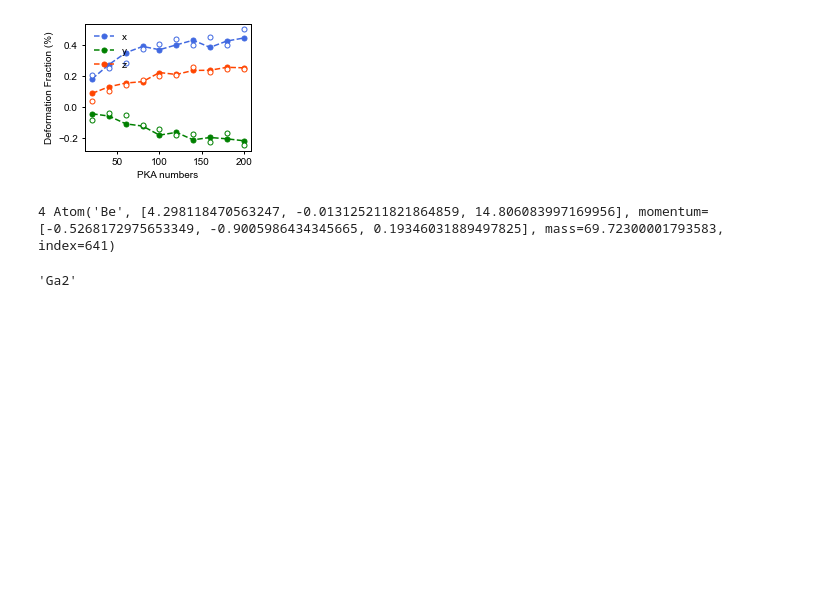
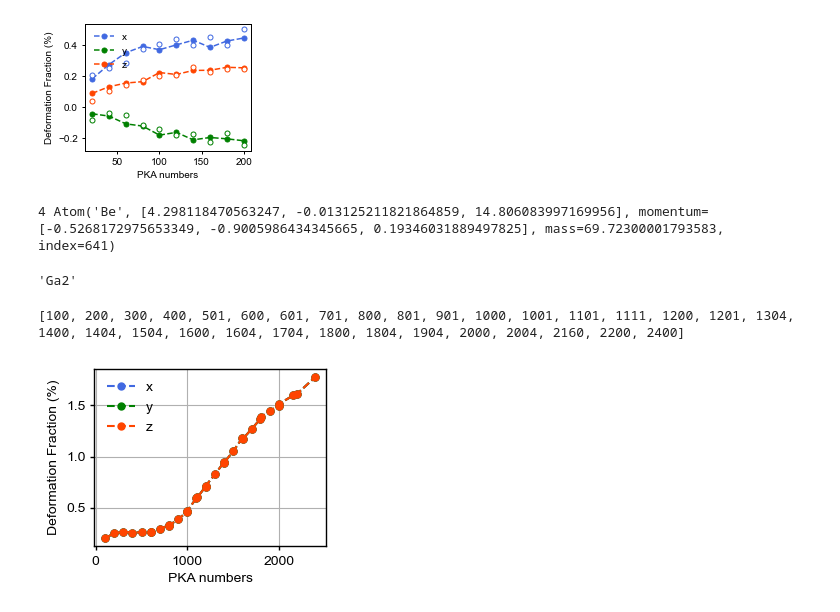
Before and after one commit to HE-RU10/ga2o3, a Jupyter notebook: overlapping_anisotropic_size_change.ipynb, the cells around one changed output. Cells and saved outputs as stored; diff of their text form; code cells hidden in the pictures; blank space fills up the shorter version.

```diff
--- a/overlapping_anisotropic_size_change.ipynb
+++ b/overlapping_anisotropic_size_change.ipynb
@@ -157,3 +157,66 @@ elements_real[Ga.number-1]
 # %% [output]
 4 Atom('Be', [4.298118470563247, -0.013125211821864859, 14.806083997169956], momentum=[-0.5268172975653349, -0.9005986434345665, 0.19346031889497825], mass=69.72300001793583, index=641)
 'Ga2'
+# %%
+import os
+import re
+    # Set up the plot parameters
+plt.rcParams['axes.linewidth'] = 1
+plt.rcParams['axes.edgecolor'] = 'black'
+plt.rcParams["font.family"] = "arial"
+fig, axs = plt.subplots(1, figsize=(6/2.54, 4.6/2.54), sharey=True)
+plt.subplots_adjust(left=0.01, right=0.99, bottom=0.01, top=0.99, wspace=0.05, hspace=0.1)
+
+avol0=11.08054726
+lx0=121.441
+ly0=123.806
+lz0=117.947
+
+
+# List all files in the current directory
+files = os.listdir('/Users/ruhe/Desktop/ga2o3/overlapping/bigbox_without_npt/nvt_log/log')  # Replace with your actual folder path
+
+# Extract numbers from filenames
+numbers = []
+for file in files:
+    match = re.search(r"lammps-anneal(\d+)\.log", file)
+    if match:
+        numbers.append(int(match.group(1)))
+
+# Sort and print the extracted numbers
+numbers.sort()
+print(numbers)
+dx=[]
+dy=[]
+dz=[]
+for i in numbers:
+# Open and read the file
+    with open("/Users/ruhe/Desktop/ga2o3/overlapping/bigbox_without_npt/nvt_log/log/lammps-anneal{}.log".format(i), "r") as file:
+        lines = file.readlines()
+
+    # Loop through lines to find the box size
+    for line in lines:
+        match = re.search(r"orthogonal box = \((.*?)\) to \((.*?)\)", line)
+        if match:
+            lx,ly,lz = list(map(float, match.group(2).split()))
+            break
+    dx.append((lx-lx0)*100/lx0)
+    dy.append((ly-ly0)*100/ly0)
+    dz.append((lz-lz0)*100/lz0)
+#print(dx,dy,dz)
+axs.plot(numbers, dx,  marker="o",color='royalblue', linestyle='--',markersize=5,label='x')
+axs.plot(numbers, dy, marker="o", color='green', linestyle='--', markersize=5, label='y')
+axs.plot(numbers, dz, marker="o", color='orangered', linestyle='--', markersize=5, label='z')
+# Set labels and legend
+axs.set_ylabel('Deformation Fraction (%)', fontsize=10)
+axs.set_xlabel('PKA numbers', fontsize=10)
+axs.tick_params(width=1, length=3, labelsize=10)
+axs.legend(fontsize=10, frameon=False)
+    # Set y-axis limits
+#axs.set_ylim([-0.1, 0.1])  # Assuming deformation fraction ranges from -0.2% to 0.2%
+    # Display the plot
+plt.grid()
+plt.show()
+# %% [output]
+[100, 200, 300, 400, 501, 600, 601, 701, 800, 801, 901, 1000, 1001, 1101, 1111, 1200, 1201, 1304, 1400, 1404, 1504, 1600, 1604, 1704, 1800, 1804, 1904, 2000, 2004, 2160, 2200, 2400]
+[figure, added]
```
Also changed, not shown: 3 other files.
